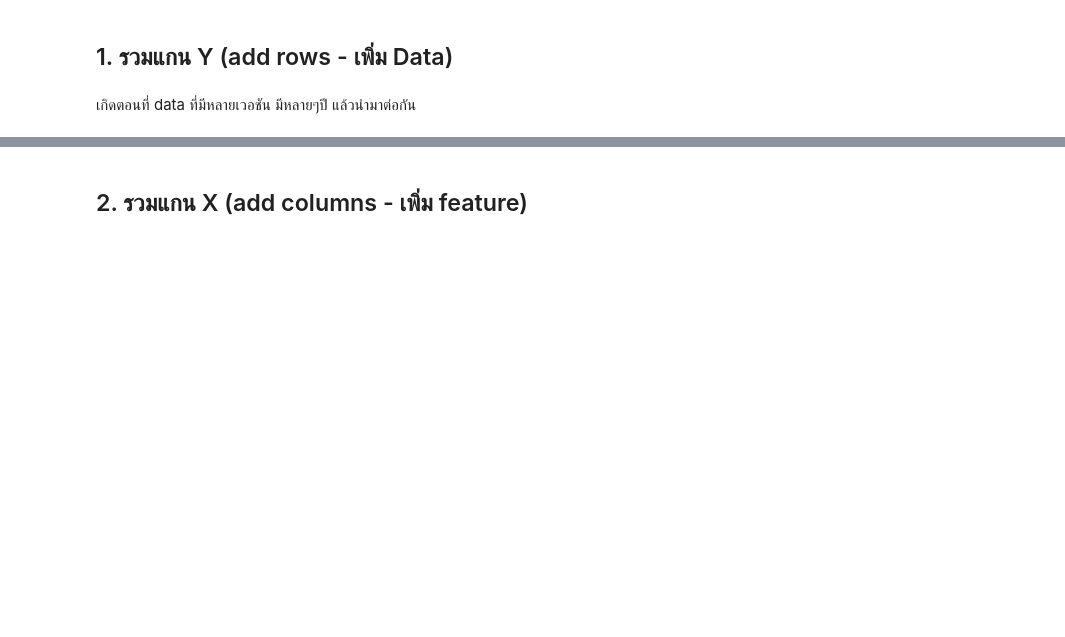
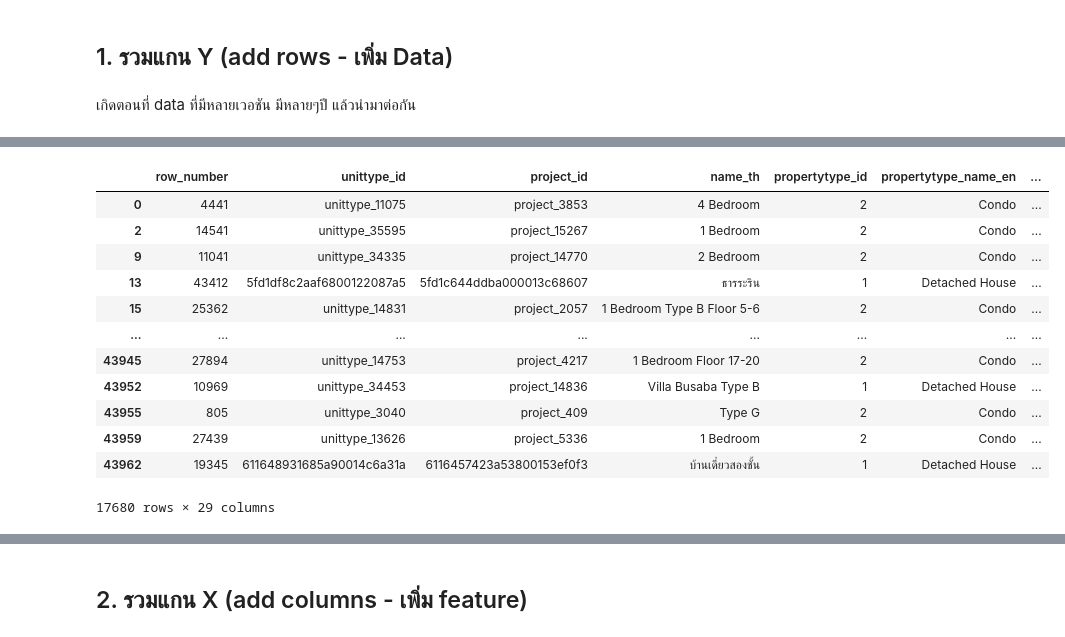
Before and after one commit to punramon/bsc_dpdm24, a Jupyter notebook: Chapter_3_Data_Preprocessing.ipynb, the cells around one changed output, grey strips where cells are left out. Cells and saved outputs as stored; diff of their text form; code cells hidden in the pictures; blank space fills up the shorter version.

```diff
--- a/Chapter_3_Data_Preprocessing.ipynb
+++ b/Chapter_3_Data_Preprocessing.ipynb
@@ -911,0 +948,17 @@ unit_type_data_dup.drop_duplicates()
+# %%
+unit_type_data_2021 = unit_type_data[unit_type_data['year'] == 2021]
+unit_type_data_2021
+# %% [output]
+|  | row_number | unittype_id | project_id | name_th | propertytype_id | propertytype_name_en | ... |
+| 0 | 4441 | unittype_11075 | project_3853 | 4 Bedroom | 2 | Condo | ... |
+| 2 | 14541 | unittype_35595 | project_15267 | 1 Bedroom | 2 | Condo | ... |
+| 9 | 11041 | unittype_34335 | project_14770 | 2 Bedroom | 2 | Condo | ... |
+| 13 | 43412 | 5fd1df8c2aaf6800122087a5 | 5fd1c644ddba000013c68607 | ธารระริน | 1 | Detached House | ... |
+| 15 | 25362 | unittype_14831 | project_2057 | 1 Bedroom Type B Floor 5-6 | 2 | Condo | ... |
+| ... | ... | ... | ... | ... | ... | ... | ... |
+| 43945 | 27894 | unittype_14753 | project_4217 | 1 Bedroom Floor 17-20 | 2 | Condo | ... |
+| 43952 | 10969 | unittype_34453 | project_14836 | Villa Busaba Type B | 1 | Detached House | ... |
+| 43955 | 805 | unittype_3040 | project_409 | Type G | 2 | Condo | ... |
+| 43959 | 27439 | unittype_13626 | project_5336 | 1 Bedroom | 2 | Condo | ... |
+| 43962 | 19345 | 611648931685a90014c6a31a | 6116457423a53800153ef0f3 | บ้านเดี่ยวสองชั้น | 1 | Detached House | ... |
+17680 rows × 29 columns
```
Also changed, not shown: parts of 15 cells of this notebook.
